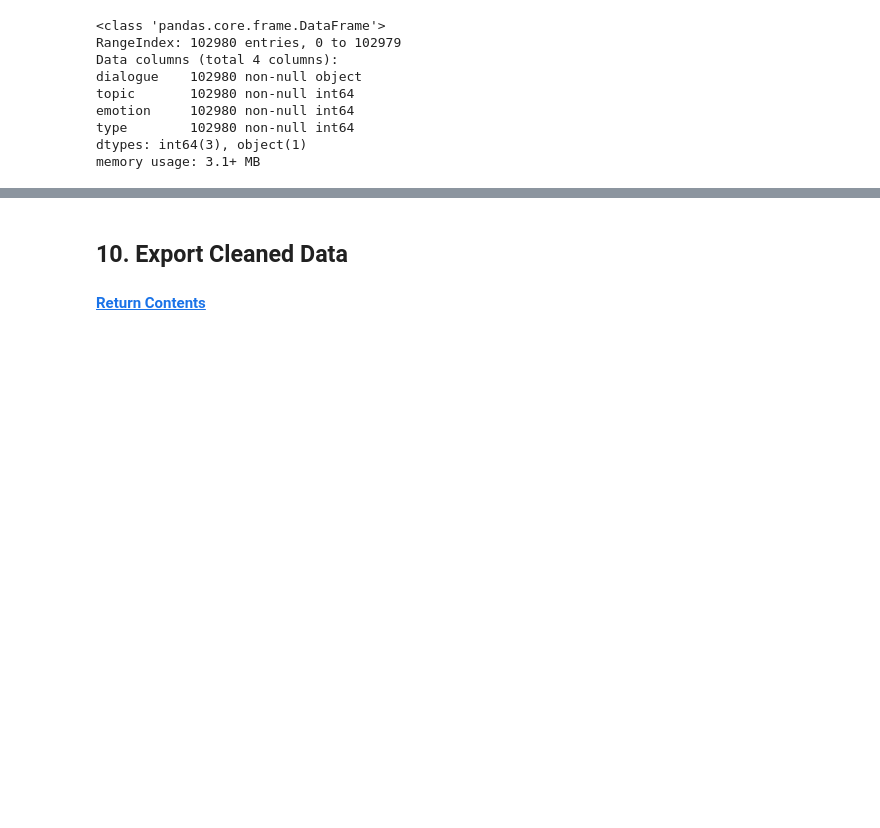
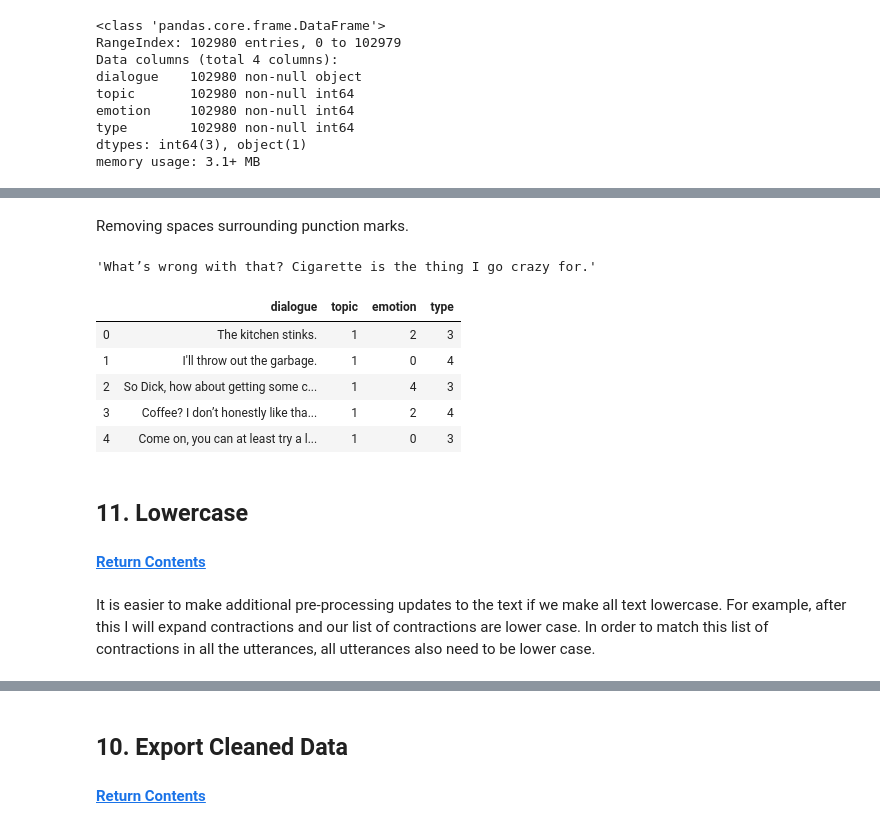
Before and after one commit to mfflavell/AEI_Artifical_Emotional_Intelligence, a Jupyter notebook: emotion_ai_cleaning.ipynb, the cells around one changed output, grey strips where cells are left out. Cells and saved outputs as stored; diff of their text form; code cells hidden in the pictures; blank space fills up the shorter version.

```diff
--- a/emotion_ai_cleaning.ipynb
+++ b/emotion_ai_cleaning.ipynb
@@ -405,0 +424,21 @@ memory usage: 3.1+ MB
+# %%
+df.dialogue = df.dialogue.str.strip()
+# %% [markdown]
+Removing spaces surrounding punction marks.
+# %%
+def pun_before(text):
+    updated = re.sub(r"\s([?.!’,:\s|$])", r"\1", text)
+    return updated
+
+def pun_after(text):
+    updated = re.sub(r'''([’])\s''', r'\1', text)
+    return updated
+# %%
+def fix_pun(text):
+    before = pun_before(text)
+    after = pun_after(before)
+    return after
+# %%
+fix_pun(str(df.iloc[5,0]))
+# %% [output]
+'What’s wrong with that? Cigarette is the thing I go crazy for.'
@@ -405,0 +447,14 @@ memory usage: 3.1+ MB
+# %%
+df.head()
+# %% [output]
+|  | dialogue | topic | emotion | type |
+| 0 | The kitchen stinks. | 1 | 2 | 3 |
+| 1 | I'll throw out the garbage. | 1 | 0 | 4 |
+| 2 | So Dick, how about getting some c... | 1 | 4 | 3 |
+| 3 | Coffee? I don’t honestly like tha... | 1 | 2 | 4 |
+| 4 | Come on, you can at least try a l... | 1 | 0 | 3 |
+# %% [markdown]
+## <span id="11"></span>11. Lowercase
+#### [Return Contents](#0)
+# %% [markdown]
+It is easier to make additional pre-processing updates to the text if we make all text lowercase.  For example, after this I will expand contractions and our list of contractions are lower case.  In order to match this list of contractions in all the utterances, all utterances also need to be lower case.
```
Also changed, not shown: parts of 32 cells of this notebook, 1 other file.
